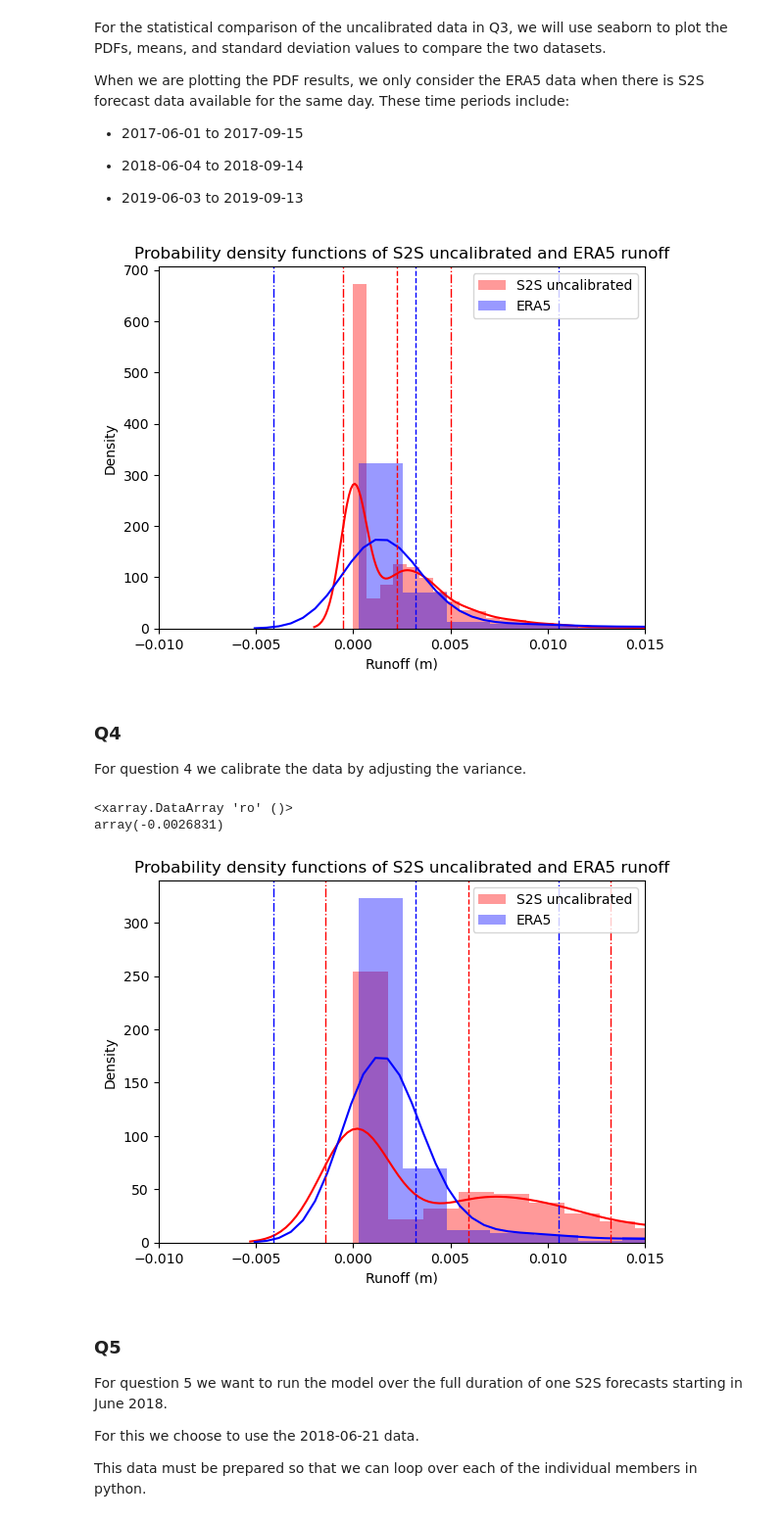
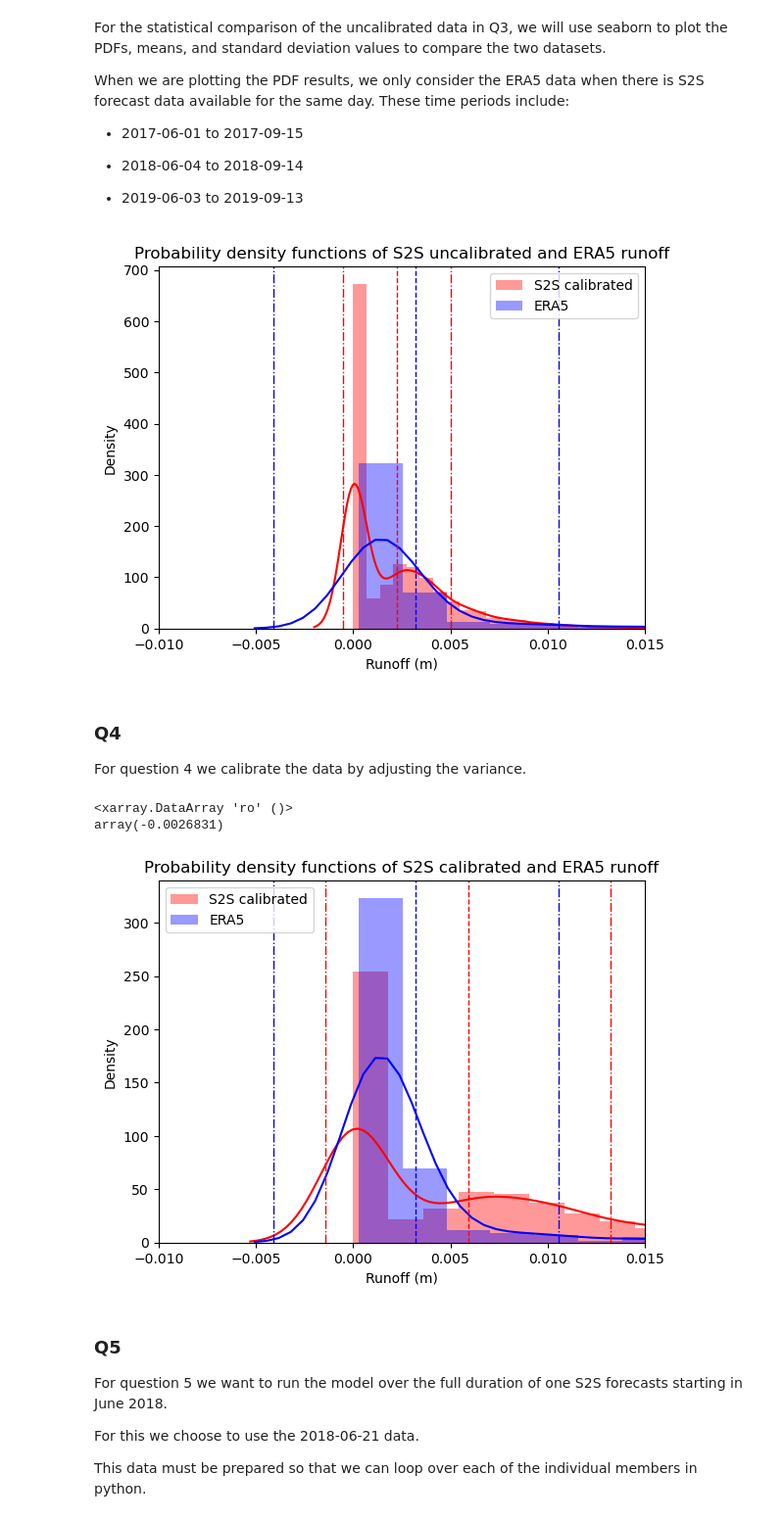
Before and after one commit to benhutchmet/MTMG50-Technical-Assignment, a Jupyter notebook: data_preparation.ipynb, the cells around one changed output. Shown at 98% size. Cells and saved outputs as stored; diff of their text form; code cells hidden in the pictures.

```diff
--- a/data_preparation.ipynb
+++ b/data_preparation.ipynb
@@ -201,7 +182,7 @@ def plot_PDFs(S2S, ERA5, title, fig_name, calibrate=False, c1=0, c0=0):
         pass
 
     # plot the two distributions on the same plot
-    sns.distplot(data['ro'].values.flatten(), label='S2S uncalibrated', color = 'red')
+    sns.distplot(data['ro'].values.flatten(), label='S2S calibrated', color = 'red')
     sns.distplot(era5['ro'].values.flatten(), label='ERA5', color = 'blue')
 
     # plot the means as vertical lines
@@ -235,7 +216,7 @@ def plot_PDFs(S2S, ERA5, title, fig_name, calibrate=False, c1=0, c0=0):
 # call the function with the uncalibrated S2S data
 plot_PDFs(uncal_S2S, era5_grid, title, fig_name, calibrate=False)
 # %% [output]
-[figure, old version]
+[figure, new version]
 # %% [markdown]
 ### Q4 ###
 
@@ -264,34 +245,39 @@ def c1_coeff(S2S, ERA5):
 def c0_coeff(S2S, ERA5):
     """Calculates the calibration coefficient, c0, for adjusting the mean of the S2S data to match the ERA5 data."""
 
     # load the data
     data = xr.open_dataset(S2S)
     era5 = xr.open_dataset(ERA5)
 
     # prepare the ERA5 data
     era5 = ERA5_data_matchup(era5)
 
     # calculate the calibration coefficient
     c0 = era5['ro'].mean() - (era5['ro'].std()/data['ro'].values.flatten().std()) *data['ro'].values.flatten().mean()
 
     # return the calibration coefficient
     return c0
 
 # call the function and check the value
 c1 = c1_coeff(uncal_S2S, era5_grid)
 #print(c1.compute())
 
 # call the function and check the value
 c0 = c0_coeff(uncal_S2S, era5_grid)
 print(c0.compute())
 
+
+# set the name of the figure
+fig_name = 'PDFs_S2S_calibrated_ERA5.png'
+title = 'Probability density functions of S2S calibrated and ERA5 runoff'
+
 # apply the calibration coefficient to the S2S data
 # in the plotting function
 plot_PDFs(uncal_S2S, era5_grid, title, fig_name, calibrate=True, c1=c1, c0=0)
 # %% [output]
 <xarray.DataArray 'ro' ()>
 array(-0.0026831)
-[figure, old version]
+[figure, new version]
 # %% [markdown]
 ### Q5 ###
 
```
Also changed, not shown: parts of 1 cell of this notebook.
